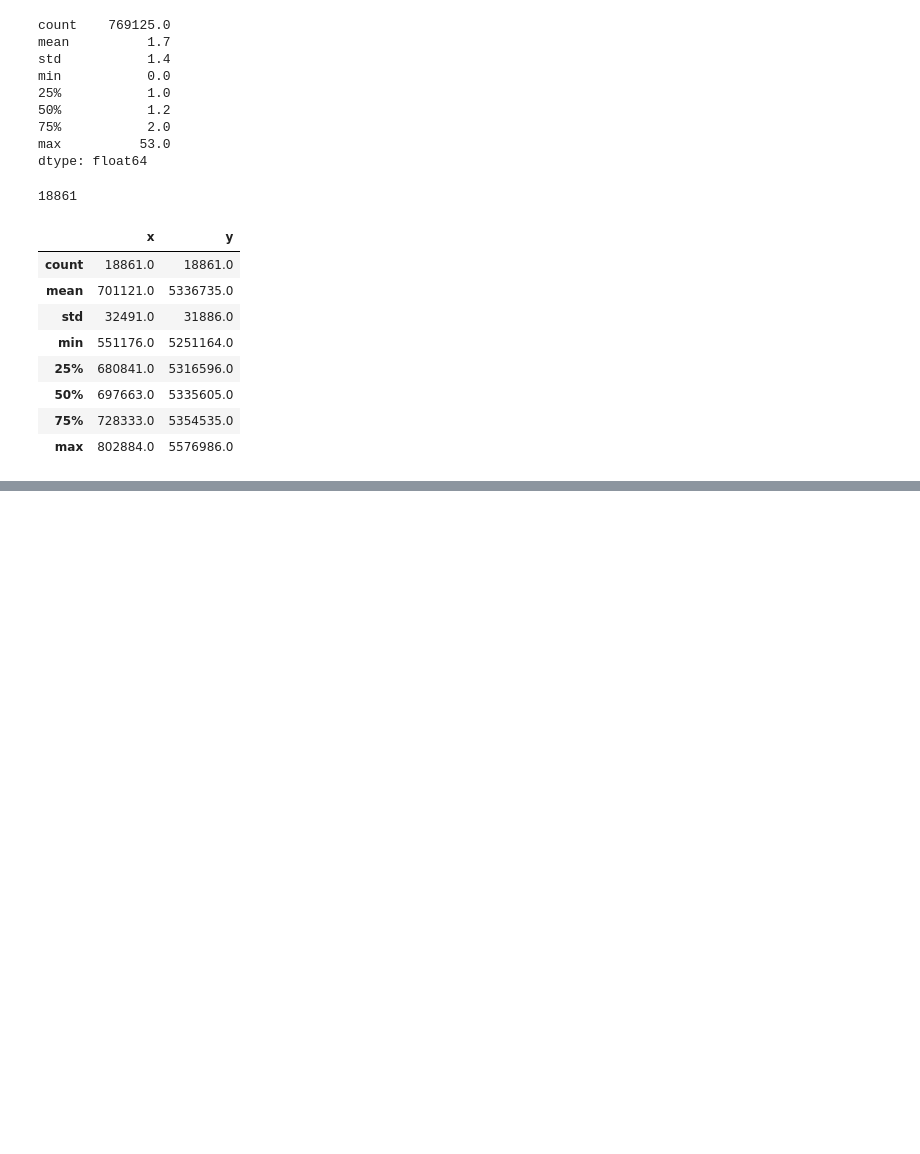
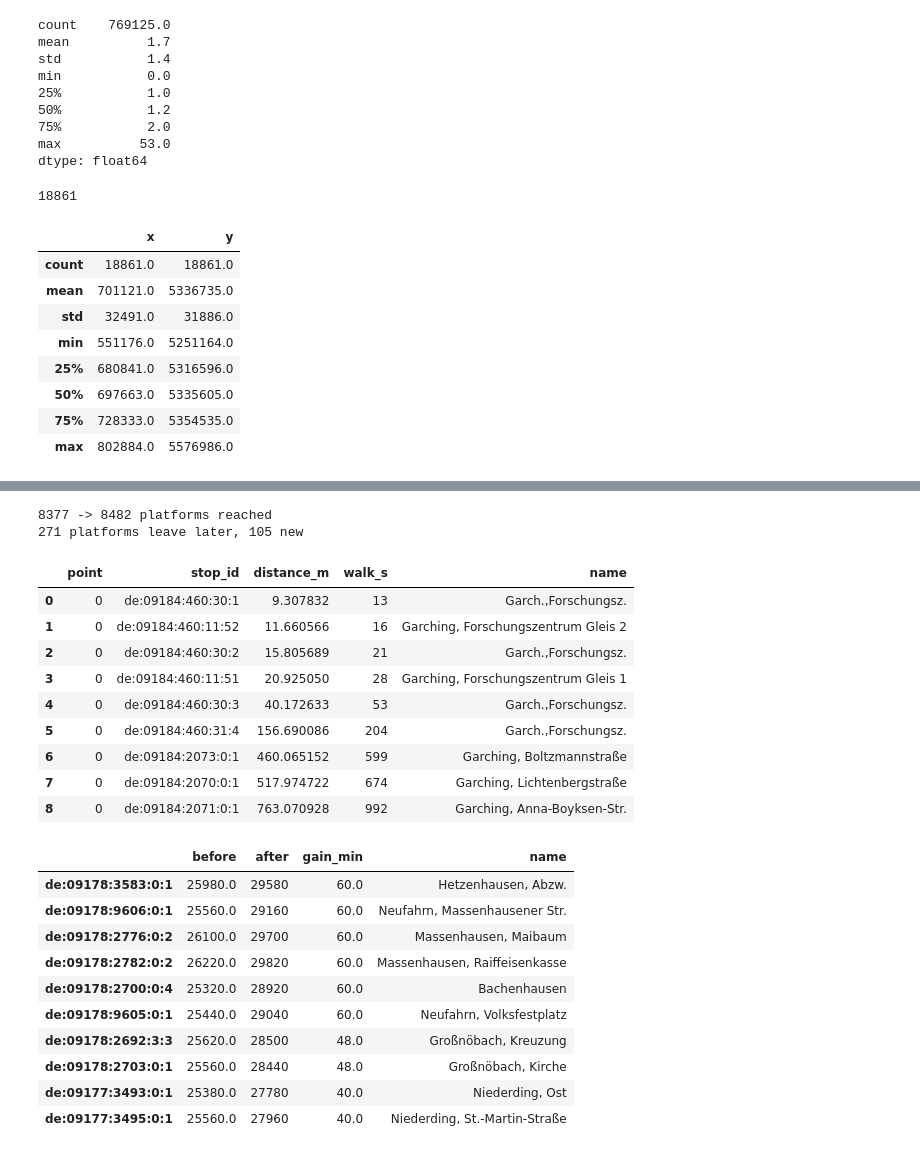
Before and after one commit to francescocodeca/munich-transit-reverse-isochrone, a Jupyter notebook: notebooks/01_explore_gtfs.ipynb, the cells around one changed output, grey strips where cells are left out. Cells and saved outputs as stored; diff of their text form; code cells hidden in the pictures; blank space fills up the shorter version.

```diff
--- a/notebooks/01_explore_gtfs.ipynb
+++ b/notebooks/01_explore_gtfs.ipynb
@@ -213,3 +213,48 @@ result[result["stop_id"].str.startswith(tuple(stations))].sort_values("stop_id")
 | 2334 | de:09162:70:4:4 | 30540 | Universität | 0 days 08:29:00 | 31.000000 |
 | 2335 | de:09162:70:51:51 | 31030 | Universität Gleis 1 Ri Giselastraße | 0 days 08:37:10 | 22.833333 |
 | 2336 | de:09162:70:51:52 | 30670 | Universität Gleis 2 Ri Odeonsplatz | 0 days 08:31:10 | 28.833333 |
+# %%
+import numpy as np
+
+from isochrone.walking import find_nearby_platforms, to_projected
+
+stops = read_gtfs_table(FEED_PATH, "stops", usecols=["stop_id", "stop_lat", "stop_lon"])
+garching = stops.set_index("stop_id").loc["de:09184:460"]
+dest_x, dest_y = to_projected(garching["stop_lon"], garching["stop_lat"])
+
+egress = find_nearby_platforms(np.array([dest_x, dest_y]), platforms)
+egress["name"] = egress["stop_id"].map(stop_names)
+targets_point = dict(zip(egress["stop_id"], (arrival - egress["walk_s"]).tolist()))
+departures_point = latest_departures(network, targets_point)
+print(len(departures), "->", len(departures_point), "platforms reached")
+
+both = pd.DataFrame({"before": departures, "after": departures_point})
+both["gain_min"] = (both["after"] - both["before"]) / 60
+both["name"] = both.index.map(stop_names)
+print((both["gain_min"] > 0).sum(), "platforms leave later,", both["before"].isna().sum(), "new")
+display(egress)
+both.sort_values("gain_min", ascending=False).head(10)
+# %% [output]
+8377 -> 8482 platforms reached
+271 platforms leave later, 105 new
+|  | point | stop_id | distance_m | walk_s | name |
+| 0 | 0 | de:09184:460:30:1 | 9.307832 | 13 | Garch.,Forschungsz. |
+| 1 | 0 | de:09184:460:11:52 | 11.660566 | 16 | Garching, Forschungszentrum Gleis 2 |
+| 2 | 0 | de:09184:460:30:2 | 15.805689 | 21 | Garch.,Forschungsz. |
+| 3 | 0 | de:09184:460:11:51 | 20.925050 | 28 | Garching, Forschungszentrum Gleis 1 |
+| 4 | 0 | de:09184:460:30:3 | 40.172633 | 53 | Garch.,Forschungsz. |
+| 5 | 0 | de:09184:460:31:4 | 156.690086 | 204 | Garch.,Forschungsz. |
+| 6 | 0 | de:09184:2073:0:1 | 460.065152 | 599 | Garching, Boltzmannstraße |
+| 7 | 0 | de:09184:2070:0:1 | 517.974722 | 674 | Garching, Lichtenbergstraße |
+| 8 | 0 | de:09184:2071:0:1 | 763.070928 | 992 | Garching, Anna-Boyksen-Str. |
+|  | before | after | gain_min | name |
+| de:09178:3583:0:1 | 25980.0 | 29580 | 60.0 | Hetzenhausen, Abzw. |
+| de:09178:9606:0:1 | 25560.0 | 29160 | 60.0 | Neufahrn, Massenhausener Str. |
+| de:09178:2776:0:2 | 26100.0 | 29700 | 60.0 | Massenhausen, Maibaum |
+| de:09178:2782:0:2 | 26220.0 | 29820 | 60.0 | Massenhausen, Raiffeisenkasse |
+| de:09178:2700:0:4 | 25320.0 | 28920 | 60.0 | Bachenhausen |
+| de:09178:9605:0:1 | 25440.0 | 29040 | 60.0 | Neufahrn, Volksfestplatz |
+| de:09178:2692:3:3 | 25620.0 | 28500 | 48.0 | Großnöbach, Kreuzung |
+| de:09178:2703:0:1 | 25560.0 | 28440 | 48.0 | Großnöbach, Kirche |
+| de:09177:3493:0:1 | 25380.0 | 27780 | 40.0 | Niederding, Ost |
+| de:09177:3495:0:1 | 25560.0 | 27960 | 40.0 | Niederding, St.-Martin-Straße |
```
Also changed, not shown: parts of 3 cells of this notebook.
